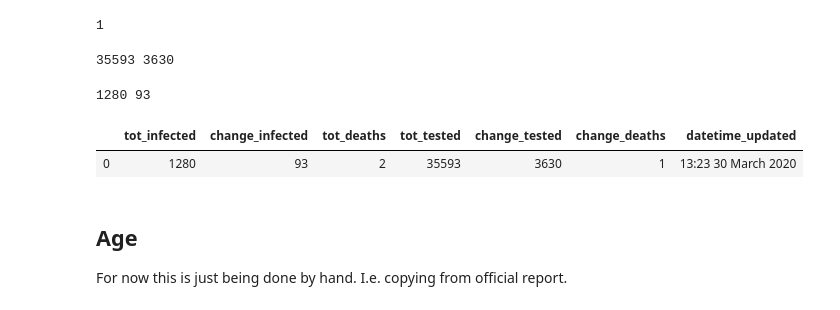
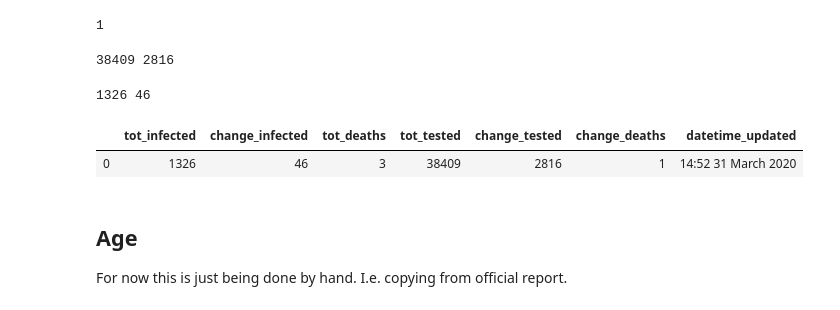
Before and after one commit to SimonRosen173/Covid19SAData, a Jupyter notebook: Data_Preprocessing.ipynb, the cells around one changed output. Cells and saved outputs as stored; diff of their text form; code cells hidden in the pictures.

Commit message:
Data updated

```diff
--- a/Data_Preprocessing.ipynb
+++ b/Data_Preprocessing.ipynb
@@ -291,7 +291,7 @@ Data to be added:
 # Format must be dd-mm-YYYY
 date_str = "29-03-2020"
 date_dt = pd.to_datetime(date_str, format='%d-%m-%Y')
-new_tot_cases = 1280
+new_tot_cases = 1326
 # %%
 new_daily_cases = new_tot_cases - confirmed_data.iloc[-1]['cumulative_cases']
 new_df_entry = pd.DataFrame({"date":[date_dt],
@@ -433,23 +433,23 @@ round(1.1)
 # %%
 tot_tested = str(tests_data.tail(1).iloc[0]['cumulative_tests'].astype(int))
 change_tested = str(tests_data.tail(1).iloc[0]['daily_tests'].astype(int))
-print(tot_tests, change_tests)
+print(tot_tested, change_tested)
 # %% [output]
-35593 3630
+38409 2816
 # %%
 tot_infected = str(confirmed_data.tail(1).iloc[0]['cumulative_cases'].astype(int))
 change_infected = str(confirmed_data.tail(1).iloc[0]['daily_cases'].astype(int))
 print(tot_infected, change_infected)
 # %% [output]
-1280 93
+1326 46
 # %%
-gen_data = pd.DataFrame(dict(tot_infected=[tot_infected], change_infected=[change_infected], tot_deaths=["2"],
+gen_data = pd.DataFrame(dict(tot_infected=[tot_infected], change_infected=[change_infected], tot_deaths=["3"],
                              tot_tested=[tot_tested], change_tested=[change_tested], change_deaths=["1"],
-                             datetime_updated=["13:23 30 March 2020"]))
+                             datetime_updated=["14:52 31 March 2020"]))
 gen_data
 # %% [output]
 |  | tot_infected | change_infected | tot_deaths | tot_tested | change_tested | change_deaths | datetime_updated |
-| 0 | 1280 | 93 | 2 | 35593 | 3630 | 1 | 13:23 30 March 2020 |
+| 0 | 1326 | 46 | 3 | 38409 | 2816 | 1 | 14:52 31 March 2020 |
 # %%
 gen_data.to_csv("data/gen_data.csv", index=False)
 # %% [markdown]
```
Also changed, not shown: parts of 18 cells of this notebook, 21 other files.
